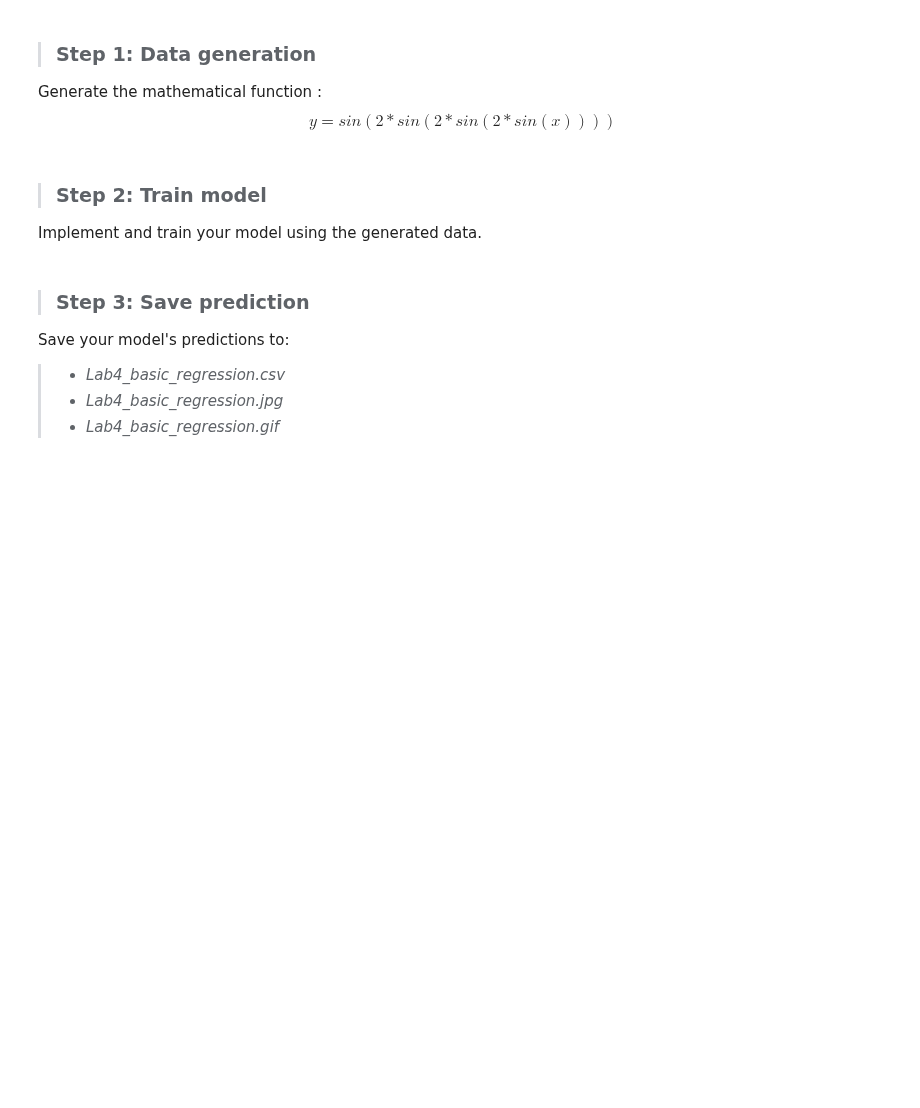
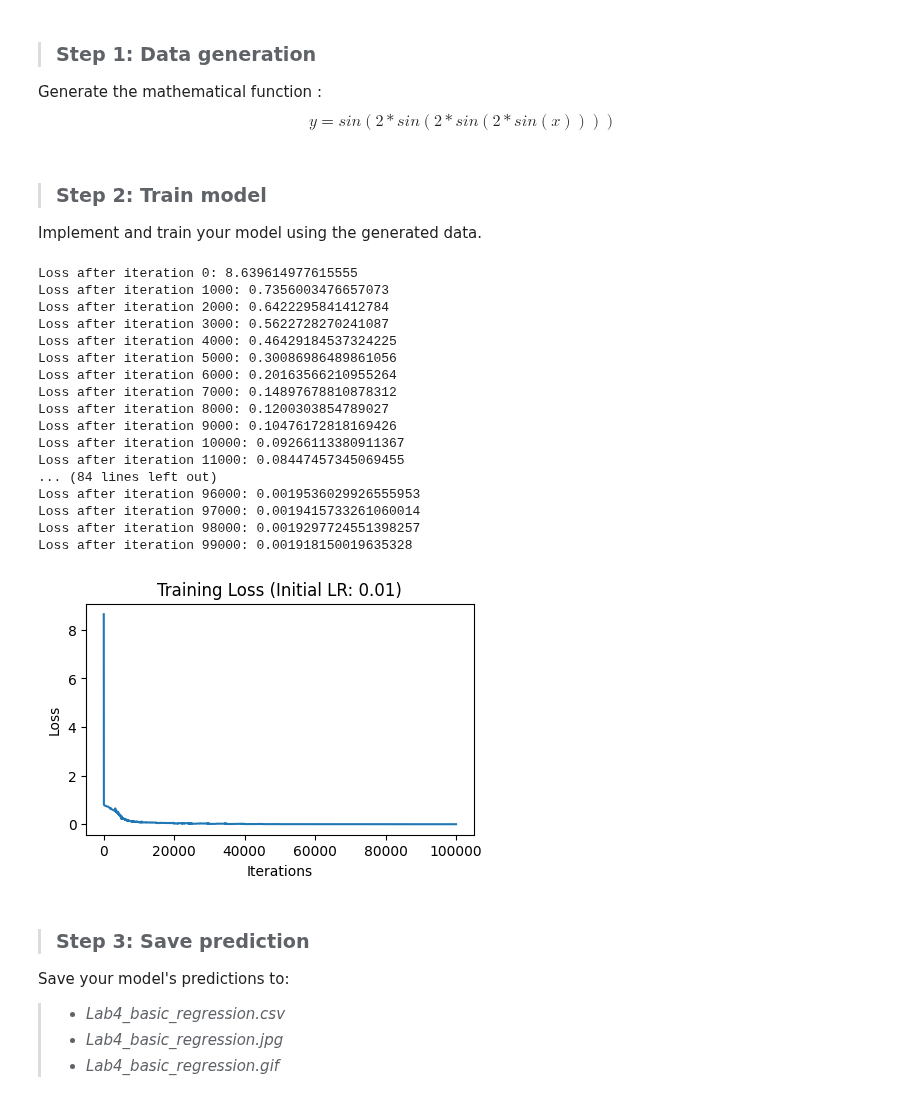
Before and after one commit to liuutin9/Introduction_to_Machine_Learning, a Jupyter notebook: Lab4/Lab4.ipynb, the cells around one changed output. Saved outputs shown, nothing was run; the diff lists cells and outputs as text; code cells hidden in the pictures; blank space fills up the shorter version.

```diff
--- a/Lab4/Lab4.ipynb
+++ b/Lab4/Lab4.ipynb
@@ -1224,7 +1254,7 @@ def compute_CCE_loss(AL, Y):
 
     # Compute loss from aL and y.
     ### START CODE HERE ### (≈ 1 line of code)
-    loss = None
+    loss = -(np.sum(Y * np.log(AL + 1e-5))) / n
     ### END CODE HERE ###
 
     loss = np.squeeze(loss)      # To make sure your loss's shape is what we expect (e.g. this turns [[17]] into 17).
@@ -1401,22 +1433,22 @@ def random_mini_batches(X, Y, mini_batch_size = 64):
 
     # Step 1: Shuffle (X, Y)
     permutation = list(np.random.permutation(m))
-    shuffled_X = None
-    shuffled_Y = None
+    shuffled_X = X[permutation]
+    shuffled_Y = Y[permutation]
 
     # Step 2 - Partition (shuffled_X, shuffled_Y).
     # Cases with a complete mini batch size only i.e each of 64 examples.
     num_complete_minibatches = math.floor(m / mini_batch_size) # number of mini batches of size mini_batch_size in your partitionning
     for k in range(0, num_complete_minibatches):
-        mini_batch_X = None
-        mini_batch_Y = None
+        mini_batch_X = shuffled_X[k * mini_batch_size : (k + 1) * mini_batch_size]
+        mini_batch_Y = shuffled_Y[k * mini_batch_size : (k + 1) * mini_batch_size]
         mini_batch = (mini_batch_X, mini_batch_Y)
         mini_batches.append(mini_batch)
 
     # For handling the end case (last mini-batch < mini_batch_size i.e less than 64)
     if m % mini_batch_size != 0:
-        mini_batch_X = None
-        mini_batch_Y = None
+        mini_batch_X = shuffled_X[-(m % mini_batch_size):]
+        mini_batch_Y = shuffled_Y[-(m % mini_batch_size):]
         mini_batch = (mini_batch_X, mini_batch_Y)
         mini_batches.append(mini_batch)
     ### END CODE HERE ###
@@ -1452,33 +1484,34 @@ def train_model(model, X_train, Y_train, learning_rate, num_iterations, batch_si
         ### START CODE HERE ###
         # Define mini batches
         if batch_size:
-            mini_batches = None
+            mini_batches = random_mini_batches(X_train, Y_train, batch_size)
         else:
             # if batch_size is None, batch is not used, mini_batch = whole dataset
-            mini_batches = None
+            mini_batches = random_mini_batches(X_train, Y_train, X_train.shape[0])
 
         epoch_loss = 0
         for batch in mini_batches:
             X_batch, Y_batch = batch
 
             # Forward pass
-            AL = None
+            AL = model.forward(X_batch)
 
             # Compute loss
+            loss = 0
             if model.loss_function == 'cross_entropy':
                 if model.activation_functions[-1] == "sigmoid": # Binary classification
-                    loss = None
+                    loss = compute_CCE_loss(AL, Y_batch)
                 elif model.activation_functions[-1] == "softmax": # Multi-class classification
-                    loss = None
+                    loss = compute_CCE_loss(AL, Y_batch)
             elif model.loss_function == 'mse': # Regression
-                loss = None
+                loss = compute_MSE_loss(AL, Y_batch)
             epoch_loss += loss
 
             # Backward pass
-            None
+            model.backward(AL, Y_batch)
 
             # Update parameters
-            None
+            model.update(learning_rate)
 
         epoch_loss /= len(mini_batches)
         losses.append(epoch_loss)
@@ -1518,29 +1551,48 @@ Implement and train your model using the generated data.
 # %%
 ### START CODE HERE ###
 x_train, y_train = generate_data()
-loss_function = None
-layers_dims = None
-activation_fn = None
-learning_rate = None
-num_iterations = None
+loss_function = "mse"
+layers_dims = [1, 32, 64, 64, 32, 1]
+activation_fn = ['linear', 'relu', 'relu', 'relu', 'linear']
+learning_rate = 0.01
+num_iterations = 100000
 print_loss = True
 print_freq = 1000
-decrease_freq = None
-decrease_proportion = None
+decrease_freq = 5000
+decrease_proportion = 0.9
 # You don't necessarily need to use mini_batch in this part
 batch_size = None
 
 model = Model(layers_dims, activation_fn, loss_function)
 model, losses, history = train_model(model, x_train, y_train, learning_rate, num_iterations, batch_size, print_loss, print_freq, decrease_freq, decrease_proportion)
 ### END CODE HERE ###
 
 # Plot the loss
 plt.figure(figsize=(5, 3))
 plt.plot(losses)
 plt.xlabel('Iterations')
 plt.ylabel('Loss')
 plt.title(f'Training Loss (Initial LR: {learning_rate})')
 plt.show()
+# %% [output]
+Loss after iteration 0: 8.639614977615555
+Loss after iteration 1000: 0.7356003476657073
+Loss after iteration 2000: 0.6422295841412784
+Loss after iteration 3000: 0.5622728270241087
+Loss after iteration 4000: 0.46429184537324225
+Loss after iteration 5000: 0.30086986489861056
+Loss after iteration 6000: 0.20163566210955264
+Loss after iteration 7000: 0.14897678810878312
+Loss after iteration 8000: 0.1200303854789027
+Loss after iteration 9000: 0.10476172818169426
+Loss after iteration 10000: 0.09266113380911367
+Loss after iteration 11000: 0.08447457345069455
+... (84 lines left out)
+Loss after iteration 96000: 0.0019536029926555953
+Loss after iteration 97000: 0.0019415733261060014
+Loss after iteration 98000: 0.0019297724551398257
+Loss after iteration 99000: 0.001918150019635328
+[figure, added]
 # %% [markdown]
 > ### Step 3: Save prediction
 Save your model's predictions to:
```
Also changed, not shown: parts of 15 cells of this notebook, 6 other files.
